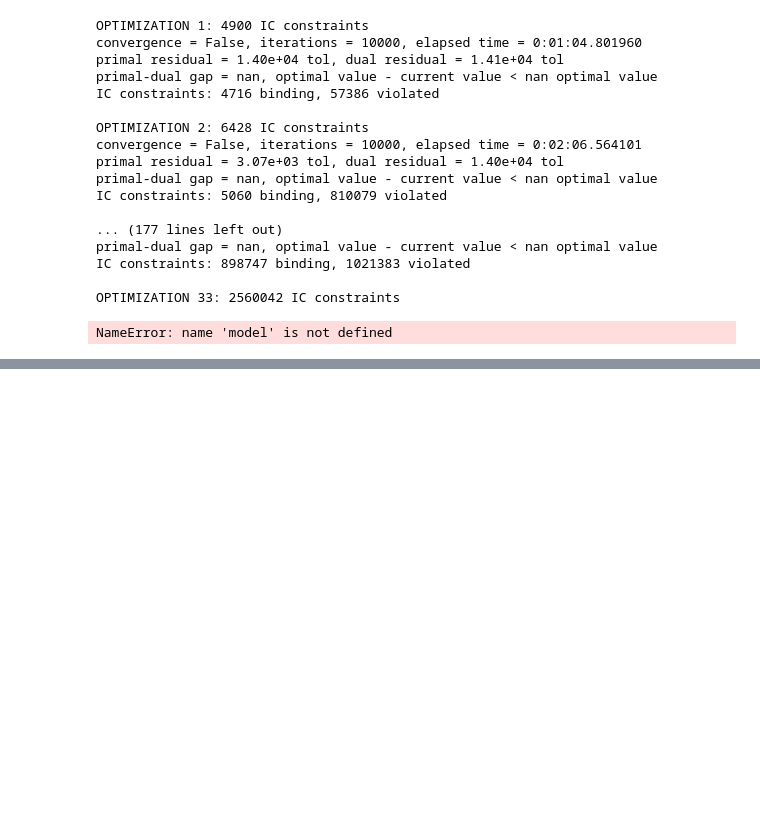
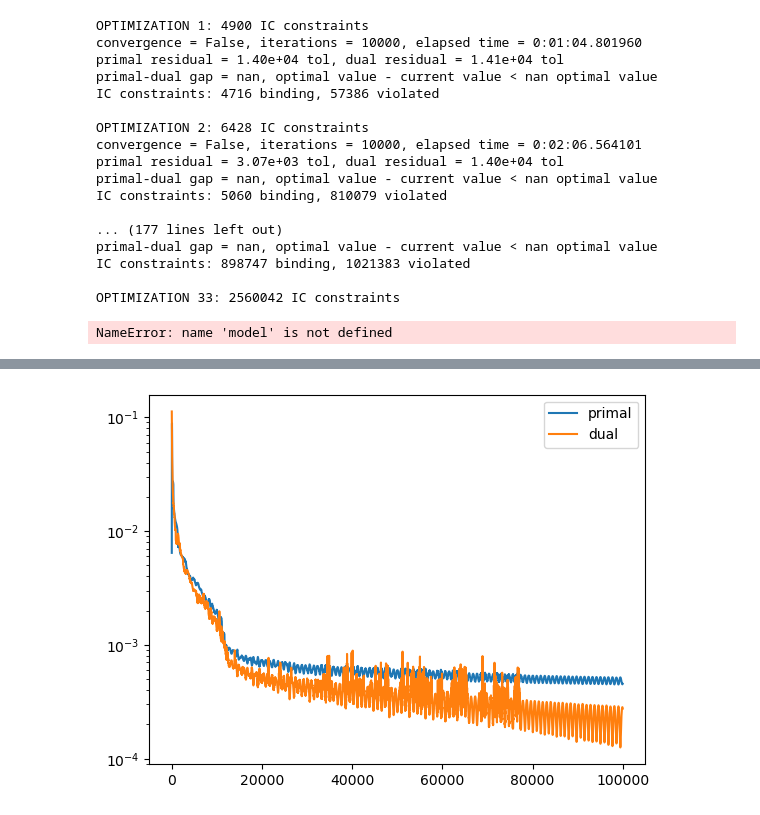
Before and after one commit to x-dupuis/screening-algo, a Jupyter notebook: examples/linear_monopolist.ipynb, the cells around one changed output, grey strips where cells are left out. Drawn from its saved outputs; the diff is of its cells as text; code cells hidden in the pictures; blank space fills up the shorter version.

```diff
--- a/examples/linear_monopolist.ipynb
+++ b/examples/linear_monopolist.ipynb
@@ -273,0 +332,16 @@ NameError: name 'model' is not defined
+# %%
+kmax = ceil(sqrt(N))+1
+t_start = timer()
+model.local(); k = 0; test = np.array([False,False])
+while np.all(test==False):
+    k += 1
+    print(f'OPTIMIZATION {k}: {len(model.indices)} IC constraints')
+    model.solve(warmstart=True, it_max = 1e5, stepratio=1,) # path='results/'+model.id) #sqrt(len(model.indices)) #len(model.indices)
+    # model.residuals()
+    print(f'IC constraints: {len(model.IC_binding)} binding, {len(model.IC_violated)} violated\n')
+    # model.indices = sorted(set(model.indices).union(model.IC_violated))
+    model.indices = sorted(set(model.indices).union(set(model.IC_violated).intersection(model.ind_local(k*ceil(sqrt(N))))))
+    model.local(model.indices)
+    test = np.array([k==kmax, len(model.IC_violated)==0])
+elapsed = timer() - t_start
+print(f'elapsed time = {str(timedelta(seconds=elapsed))}')
@@ -273,0 +366,4 @@ NameError: name 'model' is not defined
+# %%
+model.residuals()
+# %% [output]
+[figure, added]
```
Also changed, not shown: parts of 14 cells of this notebook.
